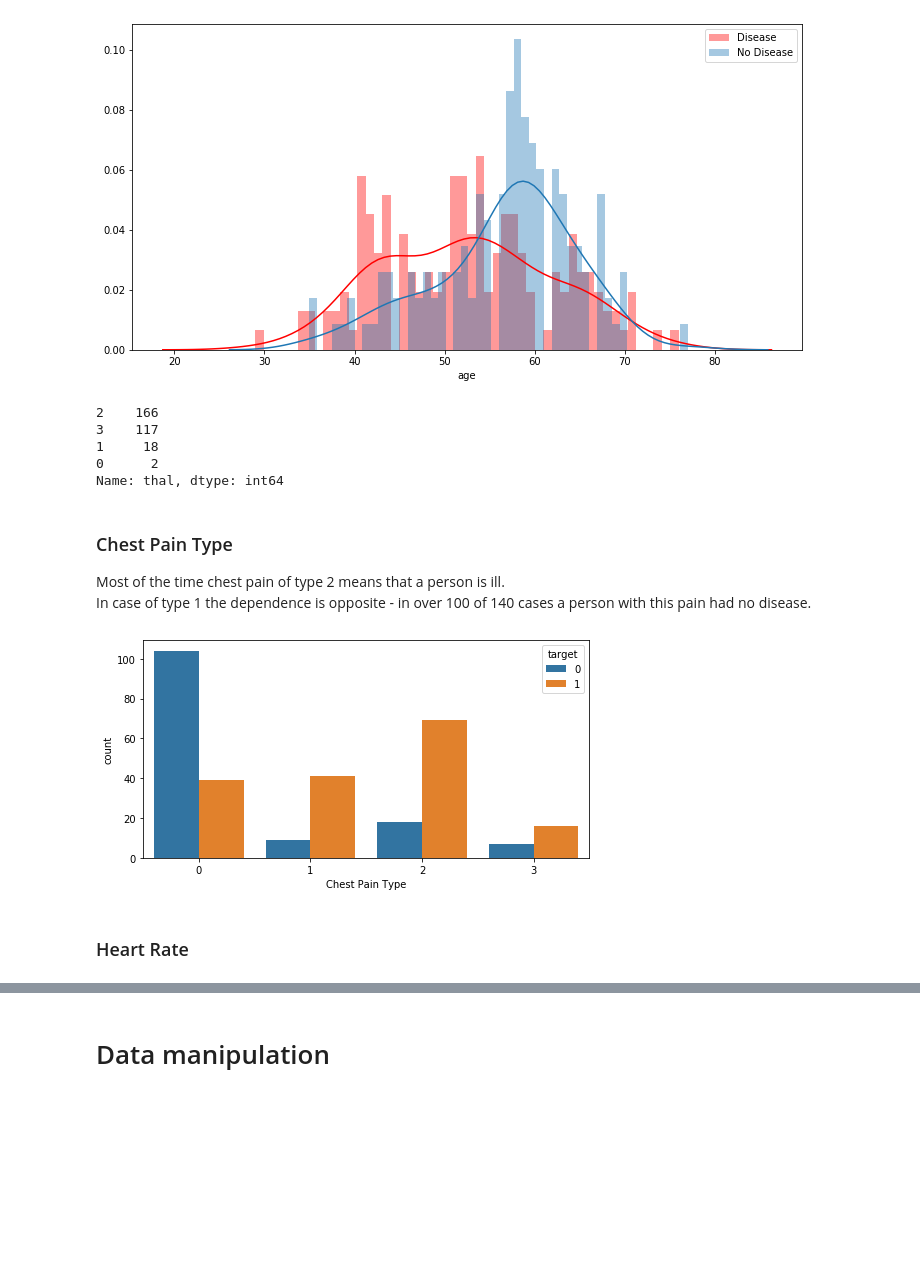
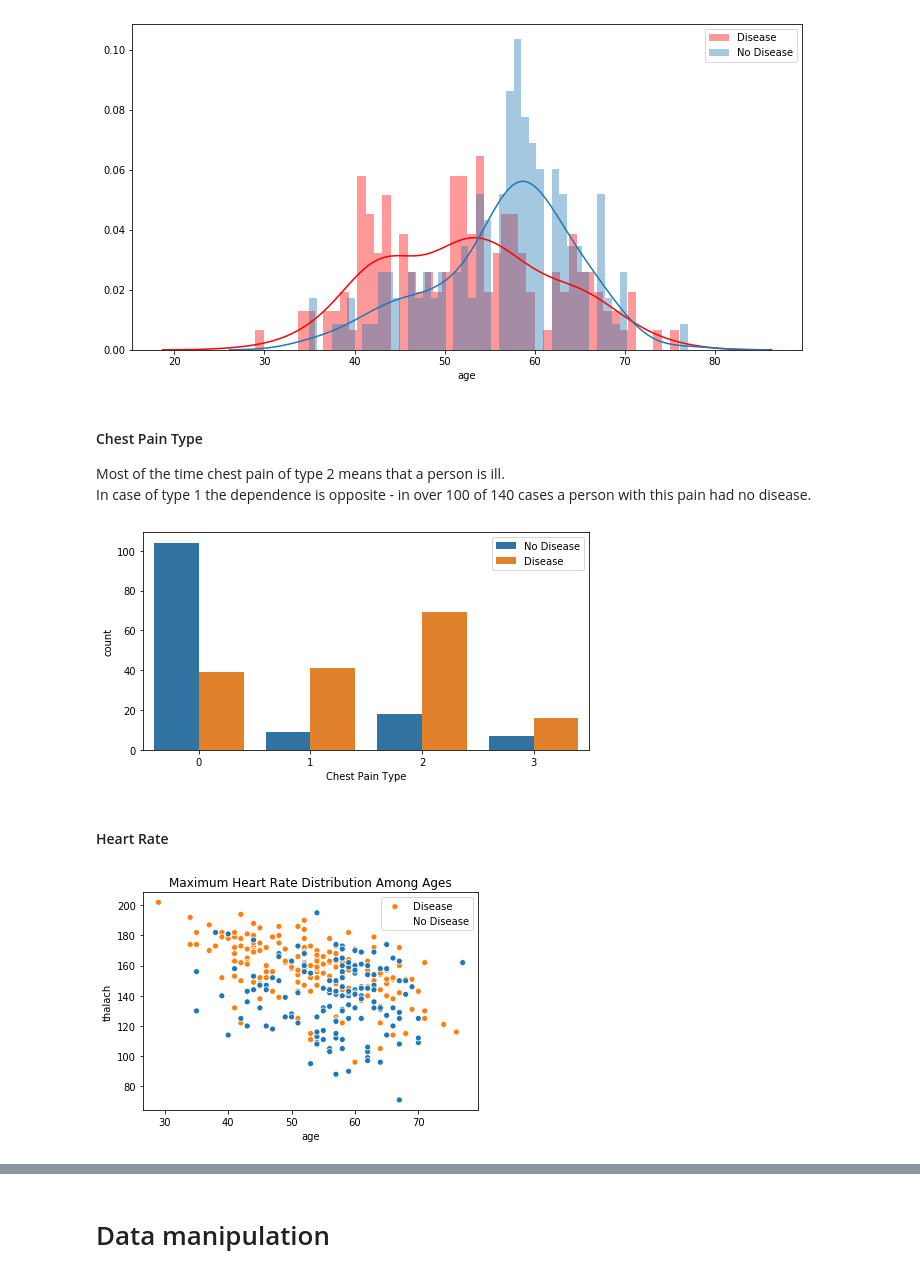
Before and after one commit to hitiminid/heart-disease-dataset, a Jupyter notebook: Heart Disease.ipynb, the cells around one changed output, grey strips where cells are left out. Drawn from its saved outputs; the diff is of its cells as text; code cells hidden in the pictures; blank space fills up the shorter version.

```diff
--- a/Heart Disease.ipynb
+++ b/Heart Disease.ipynb
@@ -175,24 +182,17 @@ plt.legend()
 # %% [output]
 <matplotlib.legend.Legend at 0x...>
 [figure]
-# %%
-df['thal'].value_counts()
-# %% [output]
-2    166
-3    117
-1     18
-0      2
-Name: thal, dtype: int64
 # %% [markdown]
-### Chest Pain Type
+#### Chest Pain Type
 Most of the time chest pain of type 2 means that a person is ill.
 In case of type 1 the dependence is opposite - in over 100 of 140 cases a person with this pain had no disease.
 # %%
 plt.figure(figsize=(8,4))
 sns.countplot(x='cp', hue='target', data=df)
 plt.xlabel('Chest Pain Type')
+plt.legend(['No Disease', 'Disease'])
 plt.show()
 # %% [output]
-[figure, old version]
+[figure, new version]
 # %% [markdown]
-### Heart Rate
+#### Heart Rate
@@ -200,0 +199,7 @@ plt.show()
+# %%
+sns.scatterplot(x='age', y='thalach', hue='target', data=df)
+plt.legend(['Disease', 'No Disease'])
+plt.title('Maximum Heart Rate Distribution Among Ages')
+plt.show()
+# %% [output]
+[figure, added]
```
Also changed, not shown: parts of 35 cells of this notebook.
